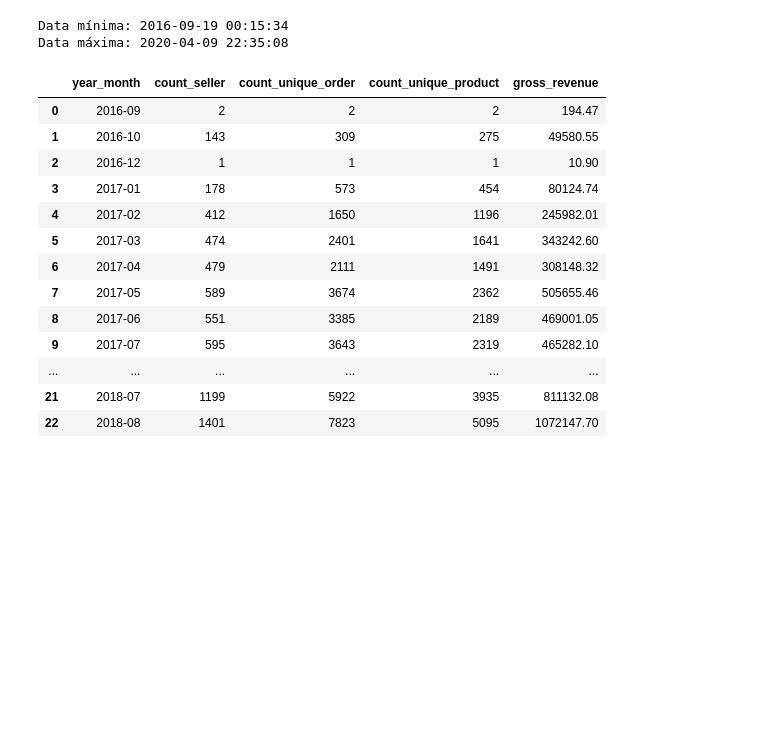
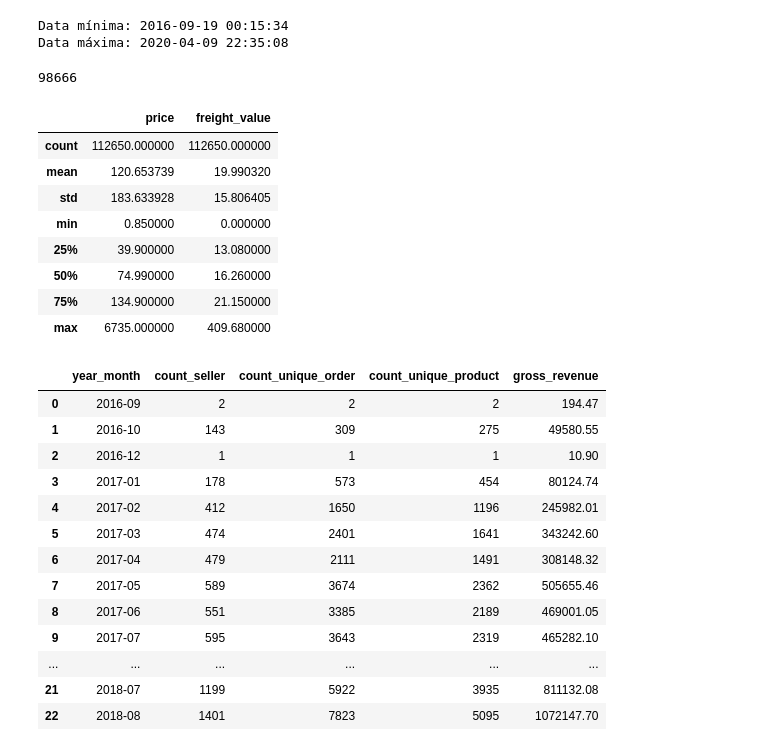
Before and after one commit to denisevitoriano/tech_challenge_fase_03, a Jupyter notebook: tech_challenge_fase_03/notebooks/01_eda.ipynb, the cells around one changed output. Saved outputs shown, nothing was run; the diff lists cells and outputs as text; code cells hidden in the pictures; blank space fills up the shorter version.

```diff
--- a/tech_challenge_fase_03/notebooks/01_eda.ipynb
+++ b/tech_challenge_fase_03/notebooks/01_eda.ipynb
@@ -434,6 +434,24 @@ print("Data máxima:", order_items["shipping_limit_date"].max())
 # %% [output]
 Data mínima: 2016-09-19 00:15:34
 Data máxima: 2020-04-09 22:35:08
+# %%
+# Possui linhas duplicadas pois a quantidade de order_id é menor que o número de linhas da tabela
+# Porém, sabe-se que um oder_id pode aparecer mais de uma vez, pois um pedido pode ter mais de um item
+order_items['order_id'].nunique()
+# %% [output]
+98666
+# %%
+order_items[['price', 'freight_value']].describe()
+# %% [output]
+|  | price | freight_value |
+| count | 112650.000000 | 112650.000000 |
+| mean | 120.653739 | 19.990320 |
+| std | 183.633928 | 15.806405 |
+| min | 0.850000 | 0.000000 |
+| 25% | 39.900000 | 13.080000 |
+| 50% | 74.990000 | 16.260000 |
+| 75% | 134.900000 | 21.150000 |
+| max | 6735.000000 | 409.680000 |
 # %%
 # Quantos produtos são vendidos por mês e qual a receita bruta?
 order_items['shipping_limit_date'] = pd.to_datetime(order_items['shipping_limit_date'])
```
Also changed, not shown: parts of 4 cells of this notebook.
